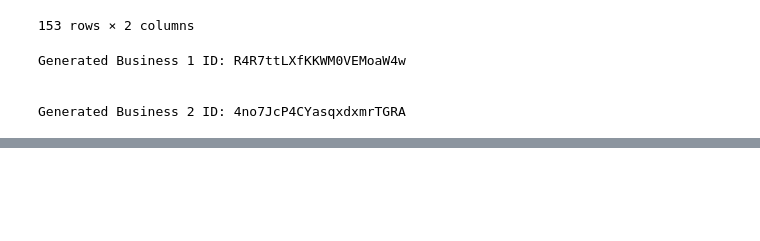
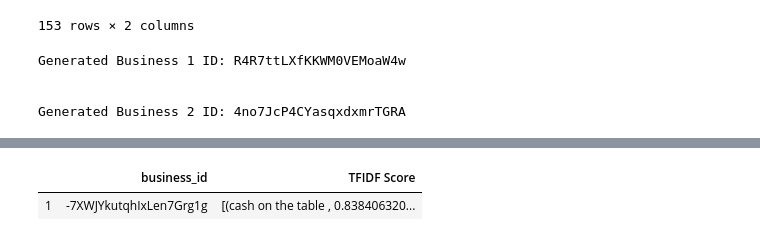
Before and after one commit to quacklinhui/CZ4045-NLP, a Jupyter notebook: NLPAssignment1 - Extraction of Indicative Adjective Phrases.ipynb, the cells around one changed output, grey strips where cells are left out. Cells and saved outputs as stored; diff of their text form; code cells hidden in the pictures; blank space fills up the shorter version.

```diff
--- a/NLPAssignment1 - Extraction of Indicative Adjective Phrases.ipynb
+++ b/NLPAssignment1 - Extraction of Indicative Adjective Phrases.ipynb
@@ -355,0 +356,5 @@ tfidf_df[tfidf_df['business_id'] == 'R4R7ttLXfKKWM0VEMoaW4w']
+# %%
+tfidf_df[tfidf_df['business_id'] == '-7XWJYkutqhIxLen7Grg1g']
+# %% [output]
+|  | business_id | TFIDF Score |
+| 1 | -7XWJYkutqhIxLen7Grg1g | [(cash on the table , 0.838406320... |
```
Also changed, not shown: parts of 5 cells of this notebook.
